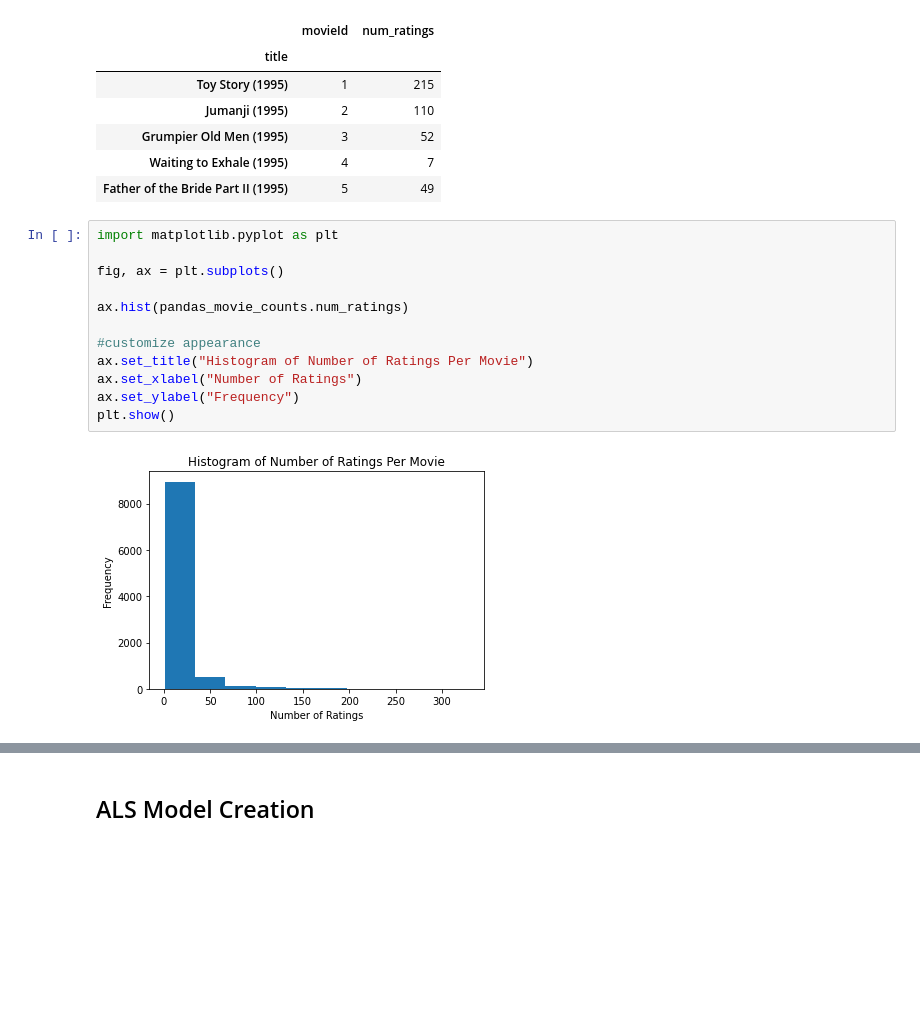
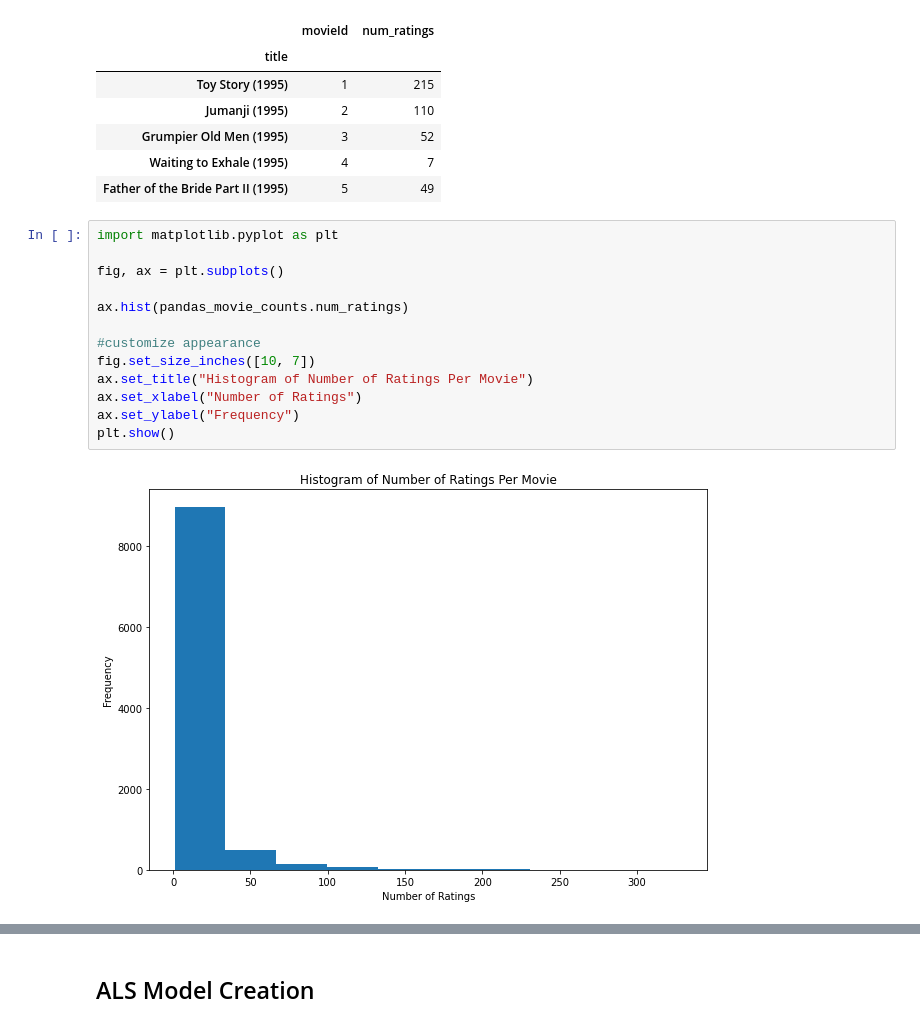
Before and after one commit to zachcarlson/MovieRecommender, a Jupyter notebook: MovieRecommender.ipynb, the cells around one changed output, grey strips where cells are left out. Drawn from its saved outputs; the diff is of its cells as text; blank space fills up the shorter version.

```diff
--- a/MovieRecommender.ipynb
+++ b/MovieRecommender.ipynb
@@ -321,14 +359,15 @@ pandas_movie_counts.head()
 # %%
 import matplotlib.pyplot as plt
 
 fig, ax = plt.subplots()
 
 ax.hist(pandas_movie_counts.num_ratings)
 
 #customize appearance
+fig.set_size_inches([10, 7])
 ax.set_title("Histogram of Number of Ratings Per Movie")
 ax.set_xlabel("Number of Ratings")
 ax.set_ylabel("Frequency")
 plt.show()
 # %% [output]
-[figure, old version]
+[figure, new version]
```
Also changed, not shown: parts of 19 cells of this notebook.
